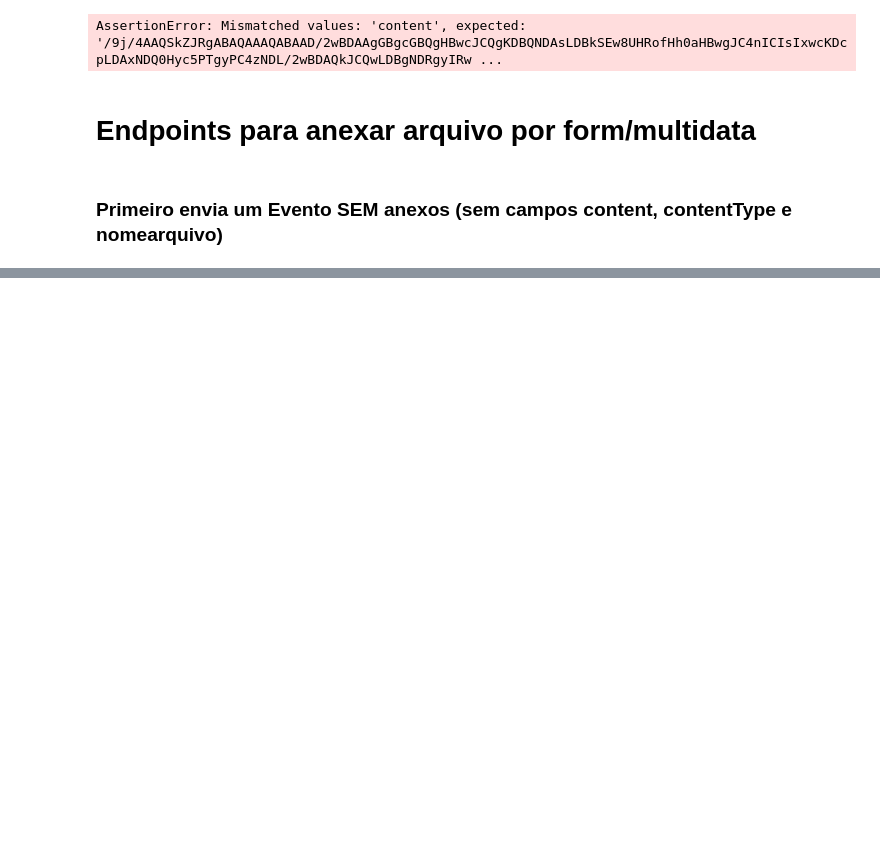
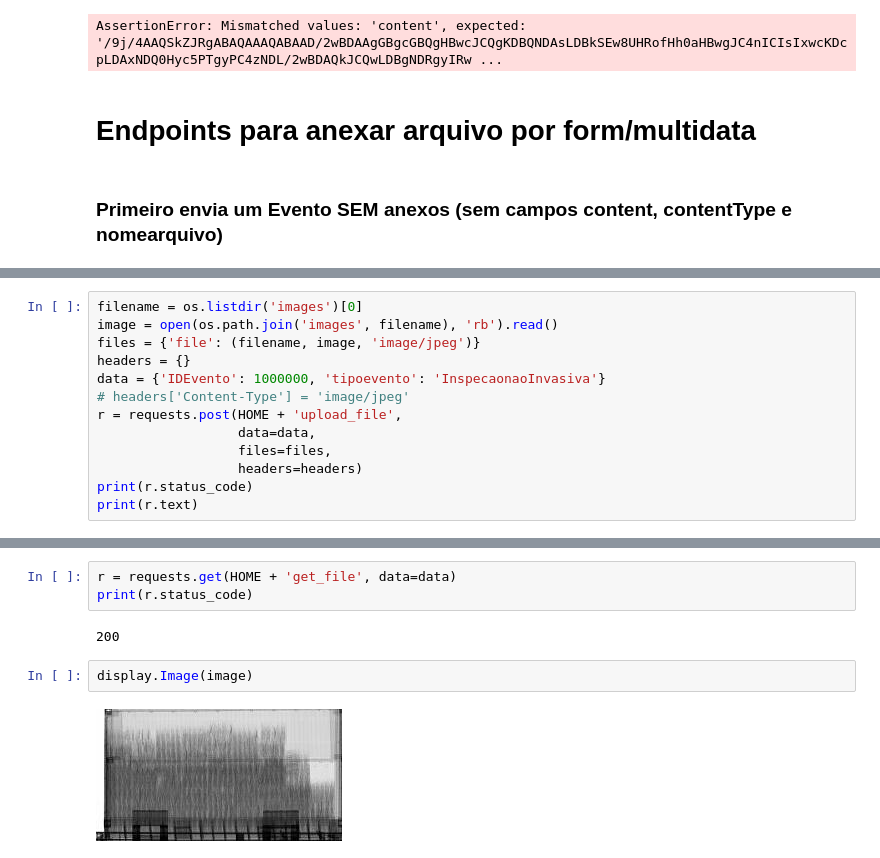
Before and after one commit to IvanBrasilico/ade02rest, a Jupyter notebook: notebooks/TestAnexos.ipynb, the cells around one changed output, grey strips where cells are left out. Cells and saved outputs as stored; diff of their text form; blank space fills up the shorter version.

Commit message:
Testes até upload separado (para AnexoInspecao)
falta generalizar para outros Anexos e tambem testar outros Anexos direto no corpo.

```diff
--- a/notebooks/TestAnexos.ipynb
+++ b/notebooks/TestAnexos.ipynb
@@ -236,0 +250,13 @@ print(r.text)
+# %%
+filename = os.listdir('images')[0]
+image = open(os.path.join('images', filename), 'rb').read()
+files = {'file': (filename, image, 'image/jpeg')}
+headers = {}
+data = {'IDEvento': 1000000, 'tipoevento': 'InspecaonaoInvasiva'}
+# headers['Content-Type'] = 'image/jpeg'
+r = requests.post(HOME + 'upload_file',
+                  data=data,
+                  files=files,
+                  headers=headers)
+print(r.status_code)
+print(r.text)
@@ -236,0 +299,9 @@ print(r.text)
+# %%
+r = requests.get(HOME + 'get_file', data=data)
+print(r.status_code)
+# %% [output]
+200
+# %%
+display.Image(image)
+# %% [output]
+[figure, added]
```
Also changed, not shown: parts of 12 cells of this notebook, 8 other files.
